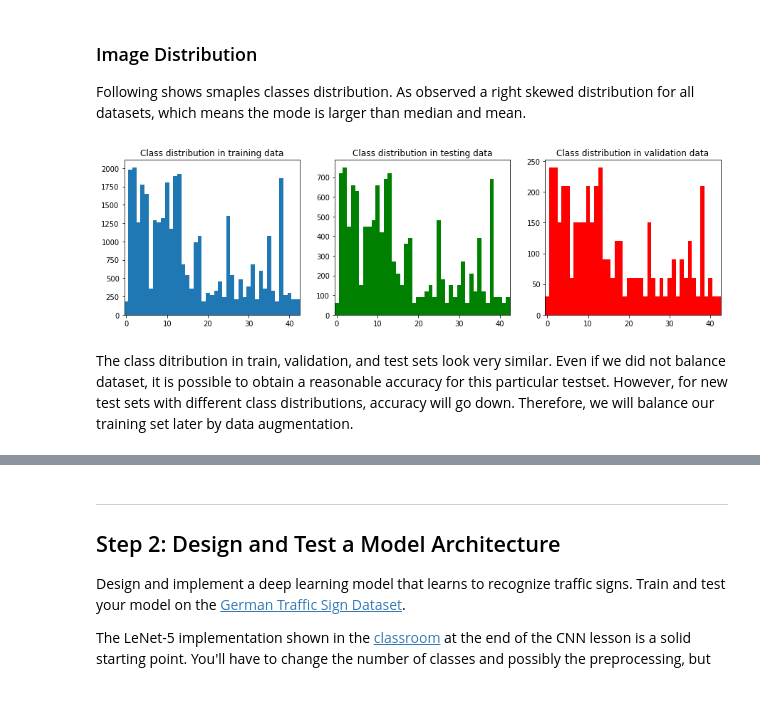
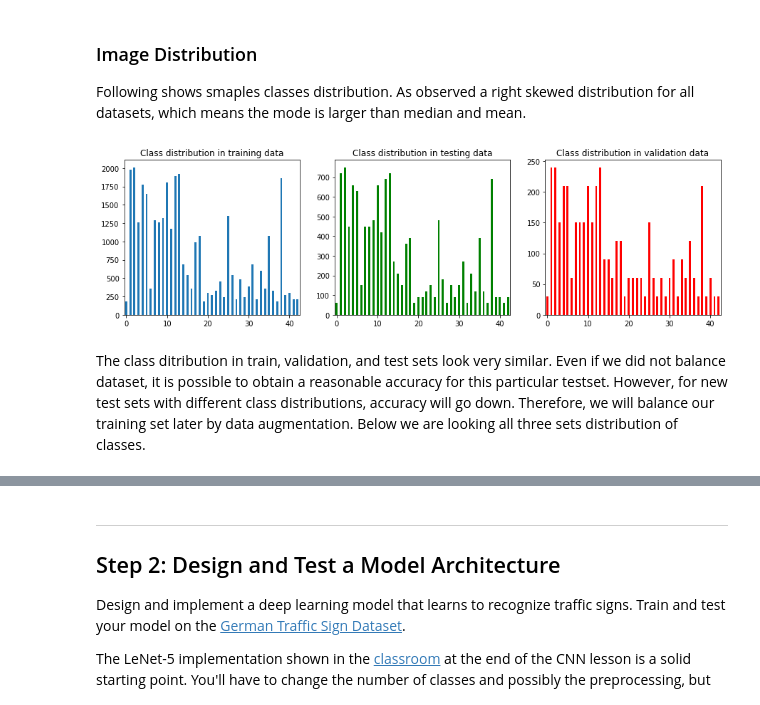
Before and after one commit to Nazanin1369/TrafficSignsClassifier, a Jupyter notebook: Traffic_Sign_Classifier.ipynb, the cells around one changed output, grey strips where cells are left out. Drawn from its saved outputs; the diff is of its cells as text; code cells hidden in the pictures.

```diff
--- a/Traffic_Sign_Classifier.ipynb
+++ b/Traffic_Sign_Classifier.ipynb
@@ -299,23 +225,24 @@ display_image_similarity(X_train,y_train)
 
 Following shows smaples classes distribution. As observed  a right skewed distribution for all datasets, which means the mode is larger than median and mean.
 # %%
-def plot_dist(y_data, title=None, ax=None, **kwargs) :
+def plot_dist(y_data, title=None, ax=None, fig_size=None, **kwargs) :
     if not ax :
-        fig = plt.figure()
+        fig = plt.figure(figsize=fig_size)
         ax = fig.add_subplot(111)
-    ax.hist(y_data, np.arange(-0.5, n_classes+1.5), stacked=True, **kwargs)
-    ax.set_xlim(-0.5,n_classes-0.5)
+    ax.hist(y_data, np.arange(-0.5, n_classes + 1.5), stacked=True, **kwargs)
+    ax.set_xlim(-0.5, n_classes - 0.5)
     if 'label' in kwargs:
         ax.legend()
     if title:
         ax.set_title(title)
 
 fig,ax = plt.subplots(1,3, figsize=(15,4))
 
-plot_dist(y_train, title='Class distribution in training data', ax=ax[0])
-plot_dist(y_valid, title='Class distribution in validation data', ax=ax[2], color='red')
-plot_dist(y_test, title='Class distribution in testing data', ax=ax[1], color='green')
+plot_dist(y_train, title='Class distribution in training data', ax=ax[0], rwidth=0.5)
+plot_dist(y_valid, title='Class distribution in validation data', ax=ax[2], color='red', rwidth=0.5)
+plot_dist(y_test, title='Class distribution in testing data', ax=ax[1], color='green', rwidth=0.5)
 # %% [output]
-[figure, old version]
+[figure, new version]
 # %% [markdown]
 The class ditribution in train, validation, and test sets look very similar. Even if we did not balance dataset, it is possible to obtain a reasonable accuracy for this particular testset. However, for new test sets with different class distributions, accuracy will go down. Therefore, we will balance our training set later by data augmentation.
+Below we are looking all three sets distribution of classes.
```
Also changed, not shown: parts of 24 cells of this notebook, 4 other files.
